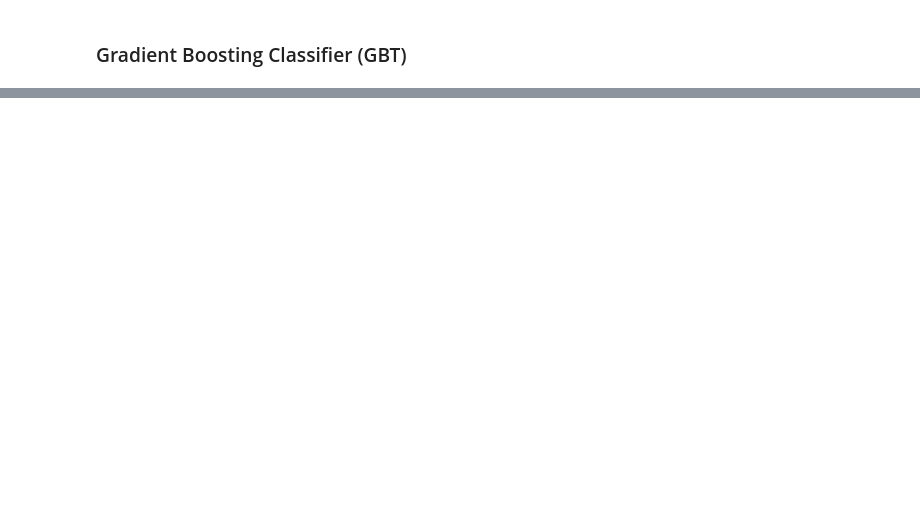
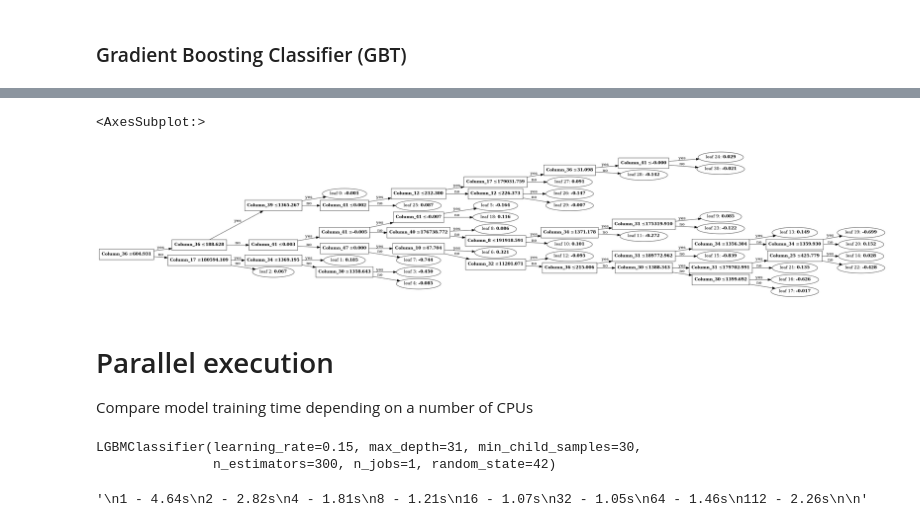
Before and after one commit to timohahaa/etu-big-data, a Jupyter notebook: model.ipynb, the cells around one changed output, grey strips where cells are left out. Cells and saved outputs as stored; diff of their text form; code cells hidden in the pictures; blank space fills up the shorter version.

Commit message:
parallel exec

```diff
--- a/model.ipynb
+++ b/model.ipynb
@@ -216,0 +229,37 @@ pd.DataFrame.from_dict(metric_gb, orient='index', columns=['Value'])
+# %%
+lgb.plot_tree(best_gb, tree_index=69, figsize=(50, 50))
+# %% [output]
+<AxesSubplot:>
+[figure, added]
+# %% [markdown]
+# Parallel execution
+Compare model training time depending on a number of CPUs
+# %%
+best_gb = LGBMClassifier(
+    boosting_type='gbdt',
+    learning_rate=0.15,
+    max_depth=31,
+    min_child_samples=30,
+    n_estimators=300,
+    random_state=42,
+    n_jobs=1 # 2, 4, 8, 16, 32, 64, 112 (max)
+)
+
+best_gb.fit(X_train, y_train)
+# %% [output]
+LGBMClassifier(learning_rate=0.15, max_depth=31, min_child_samples=30,
+               n_estimators=300, n_jobs=1, random_state=42)
+# %%
+'''
+1 - 4.64s
+2 - 2.82s
+4 - 1.81s
+8 - 1.21s
+16 - 1.07s
+32 - 1.05s
+64 - 1.46s
+112 - 2.26s
+
+'''
+# %% [output]
+'\n1 - 4.64s\n2 - 2.82s\n4 - 1.81s\n8 - 1.21s\n16 - 1.07s\n32 - 1.05s\n64 - 1.46s\n112 - 2.26s\n\n'
```
Also changed, not shown: parts of 12 cells of this notebook.
